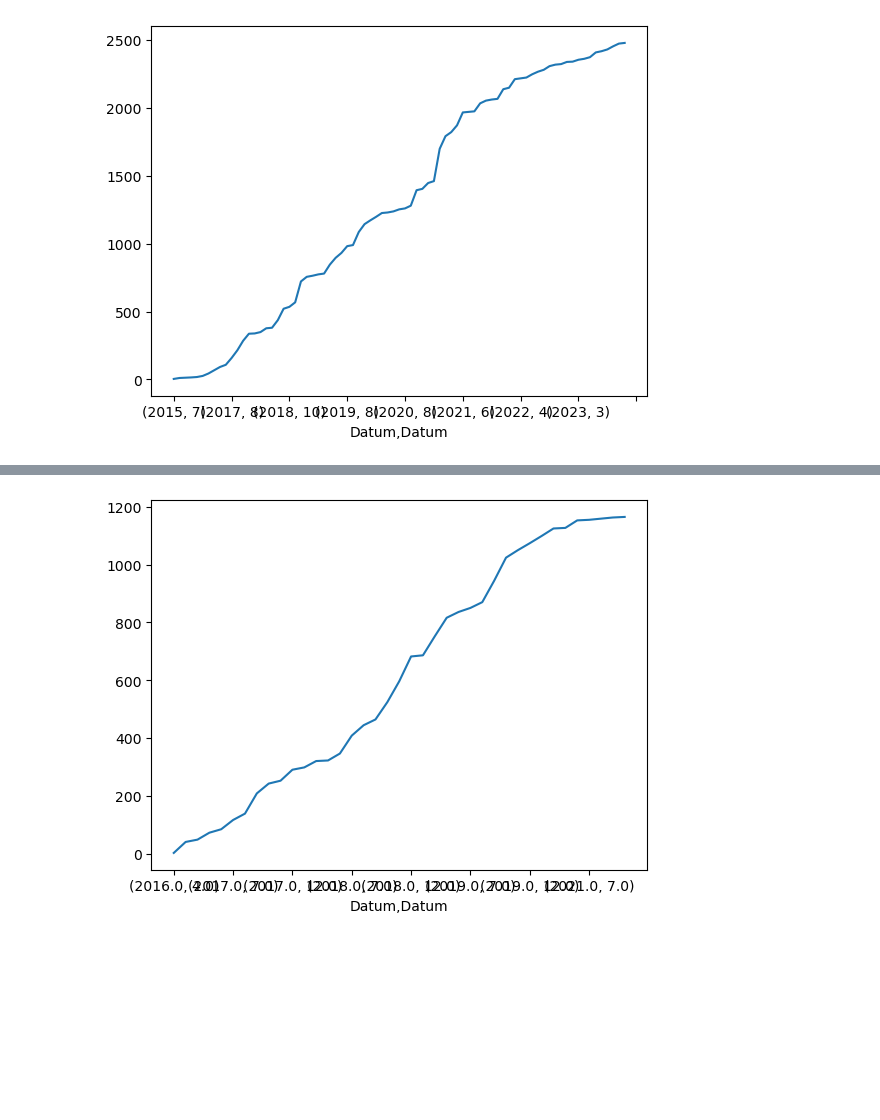
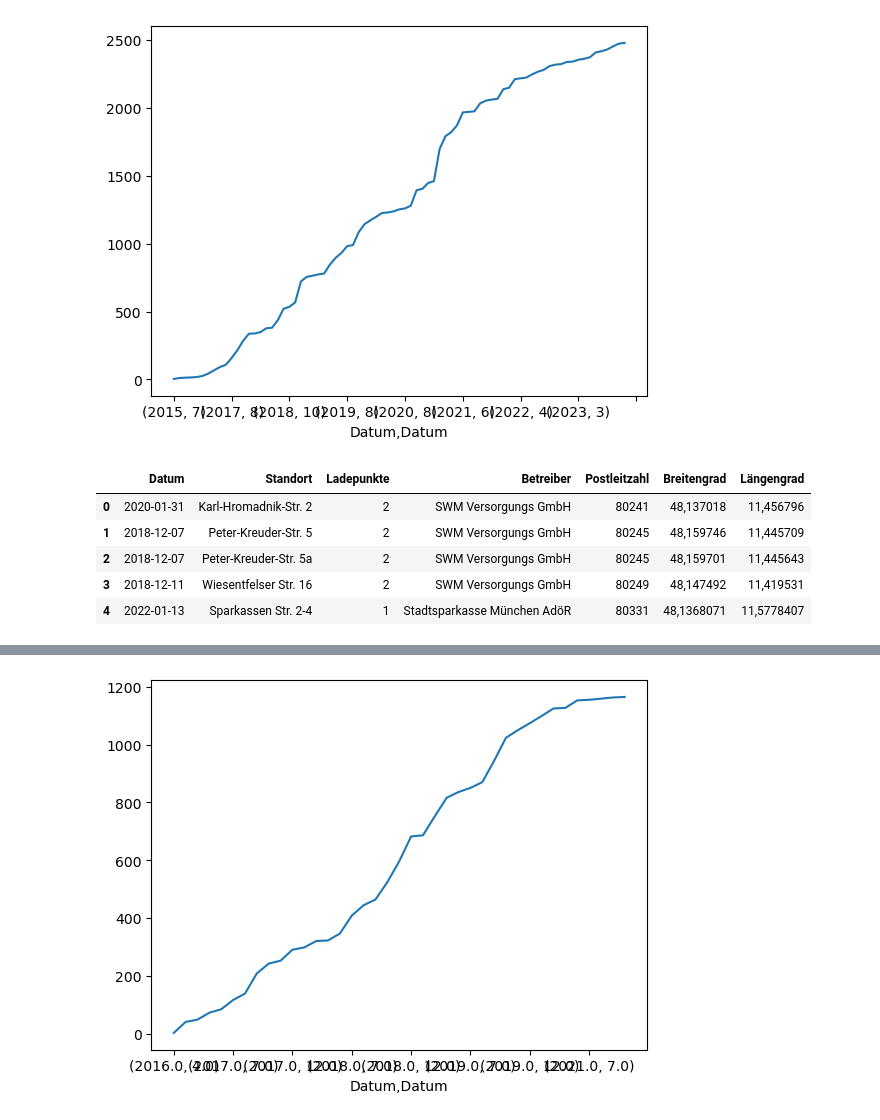
Before and after one commit to Kuroneko369/Muc_electro_vehicles, a Jupyter notebook: notebooks/ladestationen_georg.ipynb, the cells around one changed output, grey strips where cells are left out. Cells and saved outputs as stored; diff of their text form; code cells hidden in the pictures; blank space fills up the shorter version.

```diff
--- a/notebooks/ladestationen_georg.ipynb
+++ b/notebooks/ladestationen_georg.ipynb
@@ -96,3 +112,12 @@ df_bna_LP_month.cumsum().plot()
 plt.show()
 # %% [output]
 [figure]
+# %%
+df_bna_red.head()
+# %% [output]
+|  | Datum | Standort | Ladepunkte | Betreiber | Postleitzahl | Breitengrad | Längengrad |
+| 0 | 2020-01-31 | Karl-Hromadnik-Str. 2 | 2 | SWM Versorgungs GmbH | 80241 | 48,137018 | 11,456796 |
+| 1 | 2018-12-07 | Peter-Kreuder-Str. 5 | 2 | SWM Versorgungs GmbH | 80245 | 48,159746 | 11,445709 |
+| 2 | 2018-12-07 | Peter-Kreuder-Str. 5a | 2 | SWM Versorgungs GmbH | 80245 | 48,159701 | 11,445643 |
+| 3 | 2018-12-11 | Wiesentfelser Str. 16 | 2 | SWM Versorgungs GmbH | 80249 | 48,147492 | 11,419531 |
+| 4 | 2022-01-13 | Sparkassen Str. 2-4 | 1 | Stadtsparkasse München AdöR | 80331 | 48,1368071 | 11,5778407 |
```
Also changed, not shown: parts of 7 cells of this notebook, 1 other file.
